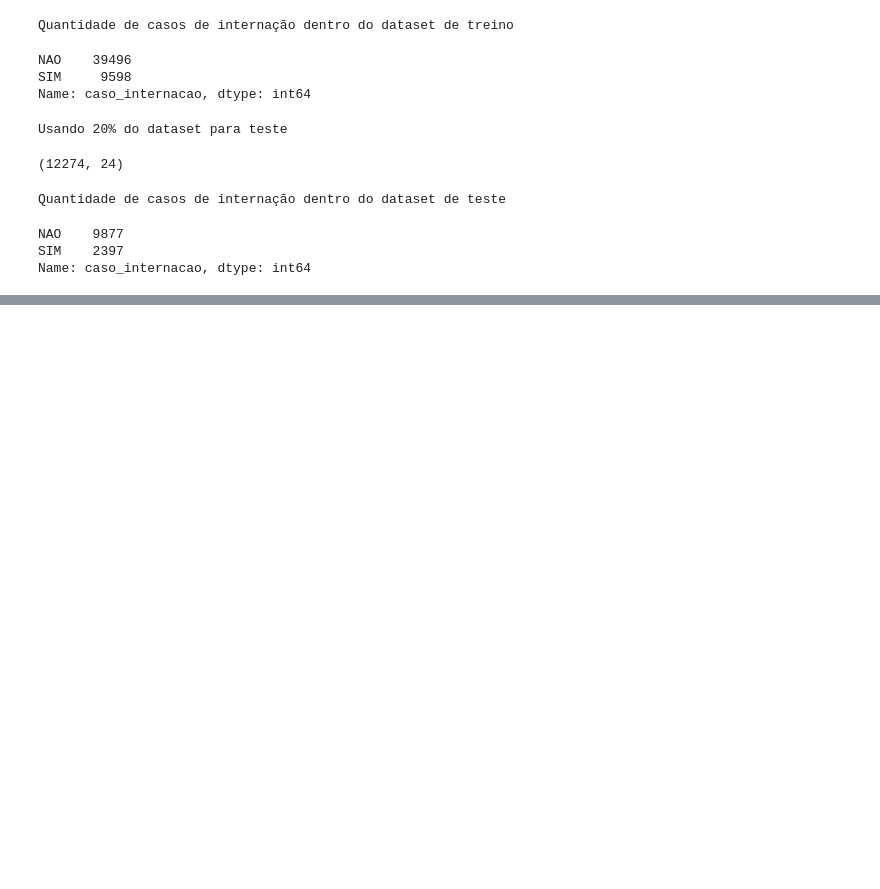
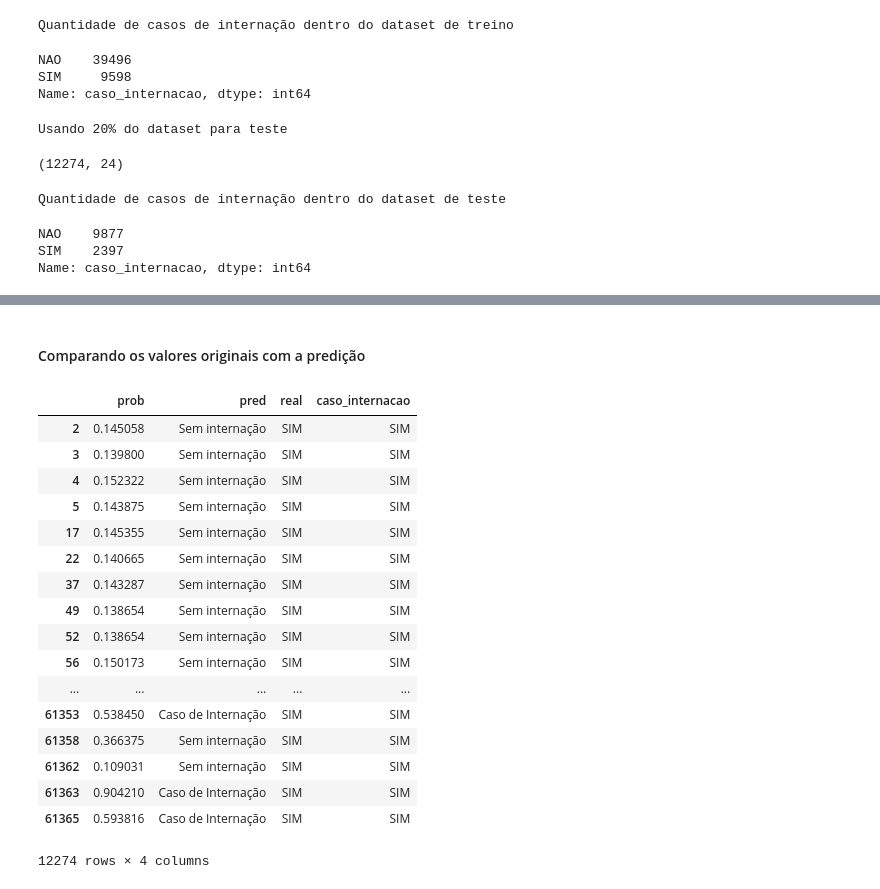
Before and after one commit to Jcss3/Analise-de-Dados---Dengue, a Jupyter notebook: Dataset Pre-Processado/Regressão.ipynb, the cells around one changed output, grey strips where cells are left out. Saved outputs shown, nothing was run; the diff lists cells and outputs as text; code cells hidden in the pictures; blank space fills up the shorter version.

```diff
--- a/Dataset Pre-Processado/Regressão.ipynb
+++ b/Dataset Pre-Processado/Regressão.ipynb
@@ -105,0 +192,28 @@ Name: caso_internacao, dtype: int64
+# %% [markdown]
+#### Comparando os valores originais com a predição
+# %%
+df = pd.DataFrame(dict(prob=model.predict(test),
+                  pred=model.predict(test).map(lambda x: x > 0.5 and 'Caso de Internação' or 'Sem internação'),
+                  real=test.caso_internacao))
+# %%
+df['caso_internacao'] = test.caso_internacao
+df
+# %% [output]
+|  | prob | pred | real | caso_internacao |
+| 2 | 0.145058 | Sem internação | SIM | SIM |
+| 3 | 0.139800 | Sem internação | SIM | SIM |
+| 4 | 0.152322 | Sem internação | SIM | SIM |
+| 5 | 0.143875 | Sem internação | SIM | SIM |
+| 17 | 0.145355 | Sem internação | SIM | SIM |
+| 22 | 0.140665 | Sem internação | SIM | SIM |
+| 37 | 0.143287 | Sem internação | SIM | SIM |
+| 49 | 0.138654 | Sem internação | SIM | SIM |
+| 52 | 0.138654 | Sem internação | SIM | SIM |
+| 56 | 0.150173 | Sem internação | SIM | SIM |
+| ... | ... | ... | ... | ... |
+| 61353 | 0.538450 | Caso de Internação | SIM | SIM |
+| 61358 | 0.366375 | Sem internação | SIM | SIM |
+| 61362 | 0.109031 | Sem internação | SIM | SIM |
+| 61363 | 0.904210 | Caso de Internação | SIM | SIM |
+| 61365 | 0.593816 | Caso de Internação | SIM | SIM |
+12274 rows × 4 columns
```
Also changed, not shown: parts of 11 cells of this notebook.
